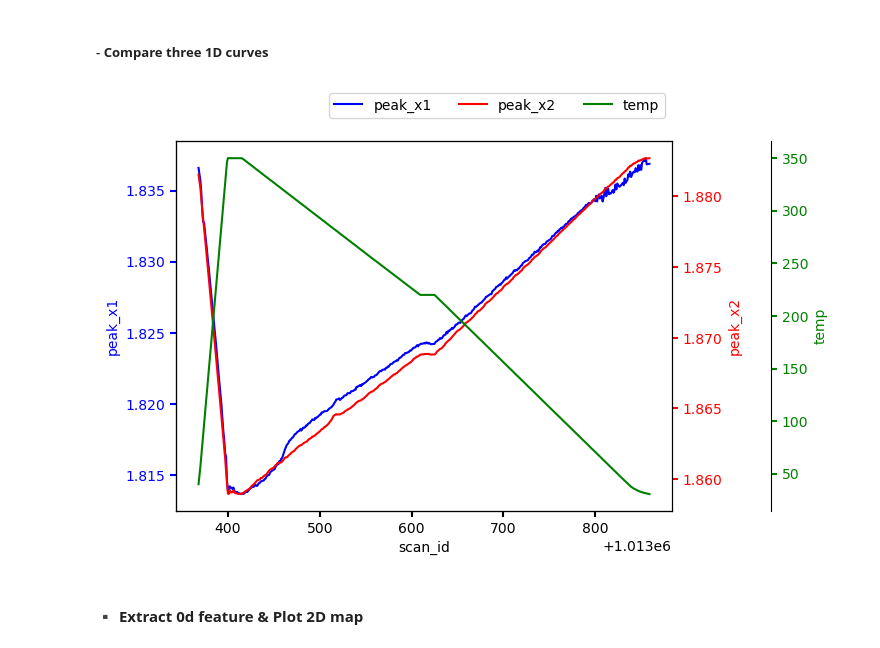
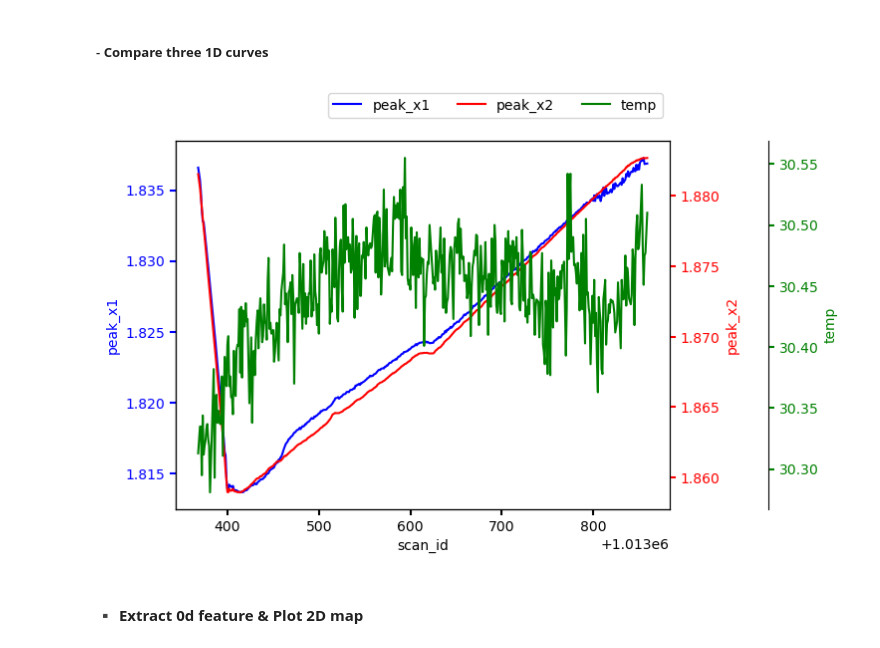
Before and after one commit to CFN-softbio/SciAnalysis, a Jupyter notebook: examples/beamlines/NSLSII_11BM_CMS/UShell/SciAnalysis_Basic_v1.ipynb, the cells around one changed output. Drawn from its saved outputs; the diff is of its cells as text; code cells hidden in the pictures.

```diff
--- a/examples/beamlines/NSLSII_11BM_CMS/UShell/SciAnalysis_Basic_v1.ipynb
+++ b/examples/beamlines/NSLSII_11BM_CMS/UShell/SciAnalysis_Basic_v1.ipynb
@@ -388,14 +405,18 @@ Experiment loaded!
 ##### - __Load one curve & find peaks__
 # %%
 ### Show one curve and find peaks
-protocol = 'circular_average'
-#protocol = 'linecut_angle'
 
+#protocol = 'circular_average'
+protocol = list(exp.dict['analysis'].keys())[0]
+print(protocol)
+
+## Pick a curve
 file_idx = 0
-line_plot = DataLine(x = exp.dict['data'][protocol][str(file_idx)]['q'], y = exp.dict['data'][protocol][str(file_idx)]['I(q)'])
+line_plot = DataLine(x = exp.dict['analysis'][protocol]['q'], y = exp.dict['analysis'][protocol]['I_stack'][file_idx])
 
 
 %matplotlib inline
-plt.figure(2, figsize=(12,5)); plt.clf()
+#%matplotlib ipympl
+plt.figure(1, figsize=(12,5)); plt.clf()
 q_peaks = Tools.plot_peaks(line_plot, N_peaks_find = 25, fit_param=[0, 1, 0.001], flag_log=1, line_color='k', label_color='r', verbose=1)  #Tools.rand_color(0.5, 0.8)
 # %% [output]
@@ -495,7 +508,7 @@ for q in q_label:
 protocol = 'circular_average'
 
 file_idx = 0
-line_plot = DataLine(x = exp.dict['data'][protocol][str(file_idx)]['q'], y = exp.dict['data'][protocol][str(file_idx)]['I(q)'])
+line_plot = DataLine(x = exp.dict['analysis'][protocol]['q'], y = exp.dict['analysis'][protocol]['I_stack'][file_idx])
 
 q0 = [1.82, 1.86]
 fit_range = [1.7, 1.95]
@@ -567,7 +580,7 @@ peak_x2 = []
 peak_pre1 = []
 t0 = time.time()
 for ii in np.arange(Nfiles):
-    line_plot = DataLine(x = exp.dict['data'][protocol][str(ii)]['q'], y = exp.dict['data'][protocol][str(ii)]['I(q)'])
+    line_plot = DataLine(x = exp.dict['analysis'][protocol]['q'], y = exp.dict['analysis'][protocol]['I_stack'][ii])
 
     lines = p._fit(line_plot, results={}, **run_args, q0=q0, num_curves=2, fit_range=fit_range)
 
@@ -577,7 +590,11 @@ for ii in np.arange(Nfiles):
 
 print('Fitting took {:.0f}s\n'.format(time.time()-t0))
 
-Ts = exp.dict['metadata']['sample_temperature_D']
-scan_ids = exp.dict['expinfo']['scan_id']
+#Ts = exp.dict['metadata']['sample_temperature_D']
+#scan_ids = exp.dict['rawinfo']['scan_id']
 # %% [output]
 Fitting took 4s
+# %%
+exp.dict['analysis']['circular_average']['fit_peaks_x_center1'] = peak_x1
+exp.dict['analysis']['circular_average']['fit_peaks_x_center2'] = peak_x2
+exp.show()
@@ -624,12 +659,8 @@ print(q_peakmax_list[0:5])
 # %% [markdown]
 ##### - __Compare three 1D curves__
 # %%
-fig, ax = plt.subplots()
-#fig.subplots_adjust(right=0.75)
-
-twin1 = ax.twinx()
-twin2 = ax.twinx()
-twin2.spines.right.set_position(("axes", 1.2))
+Ts = exp.dict['metadata']['sample_temperature_D']
+scan_ids = exp.dict['rawinfo']['scan_id']
 
 if 1:
     labels = ["peak_x1", "peak_x2", "temp"]
@@ -637,34 +668,42 @@ if 1:
     p2, = twin1.plot(scan_ids, peak_x2, "r-", label=labels[1])
     p3, = twin2.plot(scan_ids, Ts, "g-", label=labels[2])
 else:
     p1, = ax.plot(scan_ids, q_peakmax_list, "b-", label="q")
     p2, = twin1.plot(scan_ids, np.array(Ts), "r-", label="Temperature")
     #p3, = twin2.plot([0, 1, 2], [50, 30, 15], "g-", label="Humidity")
+
+
+fig, ax = plt.subplots()
+#fig.subplots_adjust(right=0.75)
+
+twin1 = ax.twinx()
+twin2 = ax.twinx()
+twin2.spines.right.set_position(("axes", 1.2))
 
 #ax.set_xlim(0, 2)
 #ax.set_ylim(0, 2)
 #twin1.set_ylim(0, 4)
 #twin2.set_ylim(1, 65)
 
 ax.set_xlabel("scan_id")
 ax.set_ylabel(labels[0])
 twin1.set_ylabel(labels[1])
 twin2.set_ylabel(labels[2])
 
 ax.yaxis.label.set_color(p1.get_color())
 twin1.yaxis.label.set_color(p2.get_color())
 twin2.yaxis.label.set_color(p3.get_color())
 
 tkw = dict(size=4, width=1.5)
 ax.tick_params(axis='y', colors=p1.get_color(), **tkw)
 twin1.tick_params(axis='y', colors=p2.get_color(), **tkw)
 twin2.tick_params(axis='y', colors=p3.get_color(), **tkw)
 ax.tick_params(axis='x', **tkw)
 
 ax.legend(handles=[p1, p2, p3], ncols=3, bbox_to_anchor=(1, 1.15))
 plt.show()
 # %% [output]
-[figure, old version]
+[figure, new version]
 # %% [markdown]
 #### &#9642; __Extract 0d feature & Plot 2D map__
 # %%
```
Also changed, not shown: parts of 22 cells of this notebook, 1 other file.
